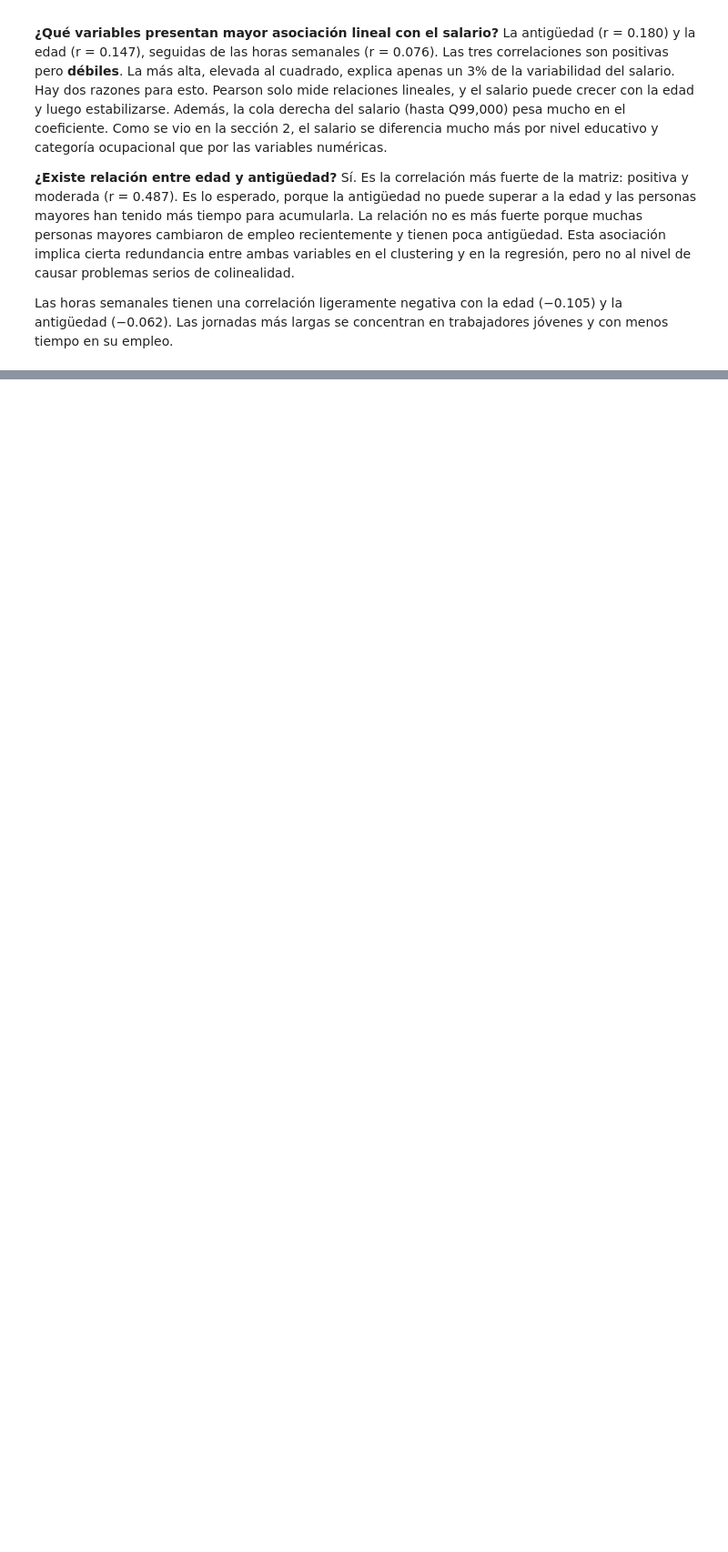
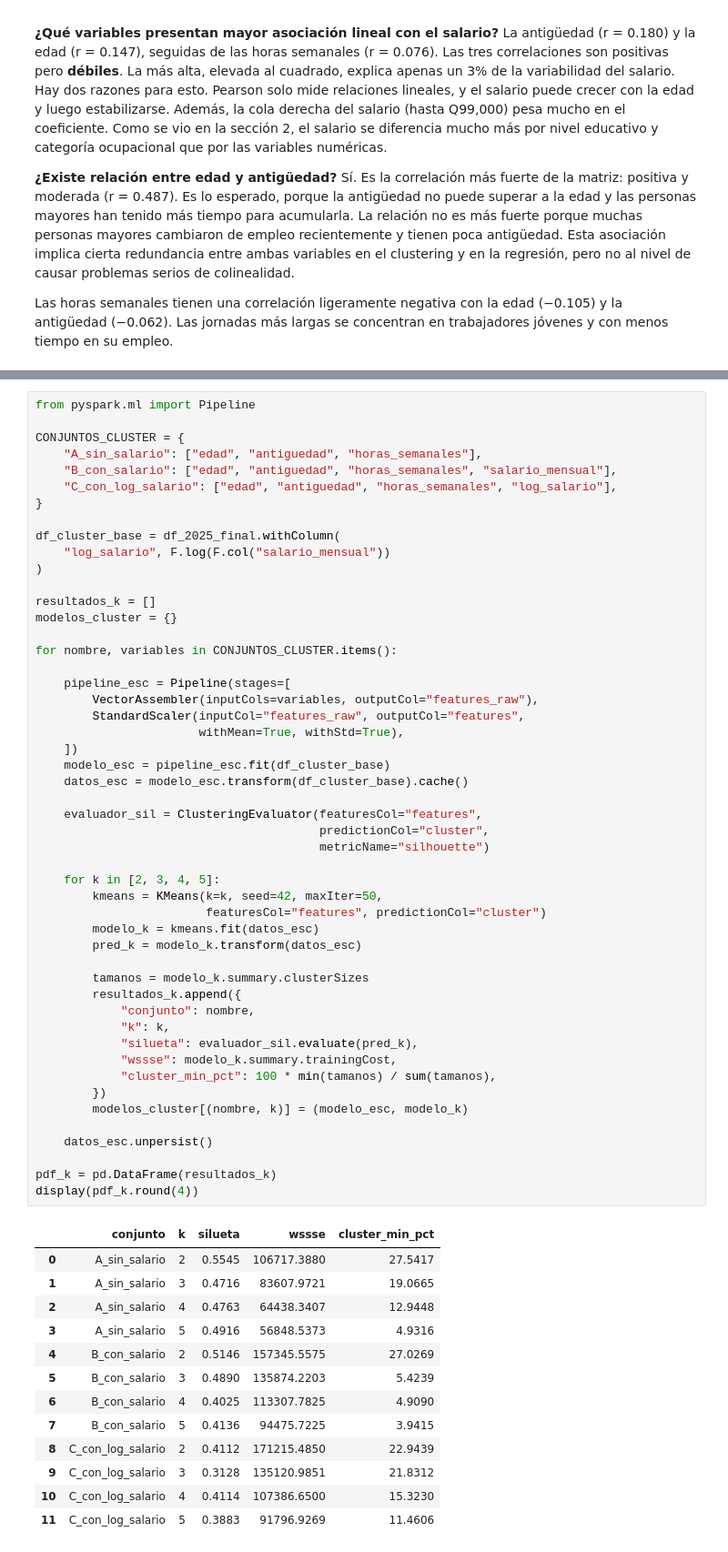
Before and after one commit to tismajo/CC3084-Laboratorio7, a Jupyter notebook: Laboratorio7.ipynb, the cells around one changed output, grey strips where cells are left out. Shown at 91% size. Cells and saved outputs as stored; diff of their text form; blank space fills up the shorter version.

Commit message:
feat: evaluar KMeans con K = 2–5, con y sin salario

```diff
--- a/Laboratorio7.ipynb
+++ b/Laboratorio7.ipynb
@@ -1822,0 +1835,64 @@ con menos tiempo en su empleo.
+# %%
+from pyspark.ml import Pipeline
+
+CONJUNTOS_CLUSTER = {
+    "A_sin_salario": ["edad", "antiguedad", "horas_semanales"],
+    "B_con_salario": ["edad", "antiguedad", "horas_semanales", "salario_mensual"],
+    "C_con_log_salario": ["edad", "antiguedad", "horas_semanales", "log_salario"],
+}
+
+df_cluster_base = df_2025_final.withColumn(
+    "log_salario", F.log(F.col("salario_mensual"))
+)
+
+resultados_k = []
+modelos_cluster = {}
+
+for nombre, variables in CONJUNTOS_CLUSTER.items():
+
+    pipeline_esc = Pipeline(stages=[
+        VectorAssembler(inputCols=variables, outputCol="features_raw"),
+        StandardScaler(inputCol="features_raw", outputCol="features",
+                       withMean=True, withStd=True),
+    ])
+    modelo_esc = pipeline_esc.fit(df_cluster_base)
+    datos_esc = modelo_esc.transform(df_cluster_base).cache()
+
+    evaluador_sil = ClusteringEvaluator(featuresCol="features",
+                                        predictionCol="cluster",
+                                        metricName="silhouette")
+
+    for k in [2, 3, 4, 5]:
+        kmeans = KMeans(k=k, seed=42, maxIter=50,
+                        featuresCol="features", predictionCol="cluster")
+        modelo_k = kmeans.fit(datos_esc)
+        pred_k = modelo_k.transform(datos_esc)
+
+        tamanos = modelo_k.summary.clusterSizes
+        resultados_k.append({
+            "conjunto": nombre,
+            "k": k,
+            "silueta": evaluador_sil.evaluate(pred_k),
+            "wssse": modelo_k.summary.trainingCost,
+            "cluster_min_pct": 100 * min(tamanos) / sum(tamanos),
+        })
+        modelos_cluster[(nombre, k)] = (modelo_esc, modelo_k)
+
+    datos_esc.unpersist()
+
+pdf_k = pd.DataFrame(resultados_k)
+display(pdf_k.round(4))
+# %% [output]
+|  | conjunto | k | silueta | wssse | cluster_min_pct |
+| 0 | A_sin_salario | 2 | 0.5545 | 106717.3880 | 27.5417 |
+| 1 | A_sin_salario | 3 | 0.4716 | 83607.9721 | 19.0665 |
+| 2 | A_sin_salario | 4 | 0.4763 | 64438.3407 | 12.9448 |
+| 3 | A_sin_salario | 5 | 0.4916 | 56848.5373 | 4.9316 |
+| 4 | B_con_salario | 2 | 0.5146 | 157345.5575 | 27.0269 |
+| 5 | B_con_salario | 3 | 0.4890 | 135874.2203 | 5.4239 |
+| 6 | B_con_salario | 4 | 0.4025 | 113307.7825 | 4.9090 |
+| 7 | B_con_salario | 5 | 0.4136 | 94475.7225 | 3.9415 |
+| 8 | C_con_log_salario | 2 | 0.4112 | 171215.4850 | 22.9439 |
+| 9 | C_con_log_salario | 3 | 0.3128 | 135120.9851 | 21.8312 |
+| 10 | C_con_log_salario | 4 | 0.4114 | 107386.6500 | 15.3230 |
+| 11 | C_con_log_salario | 5 | 0.3883 | 91796.9269 | 11.4606 |
```
Also changed, not shown: parts of 3 cells of this notebook.
